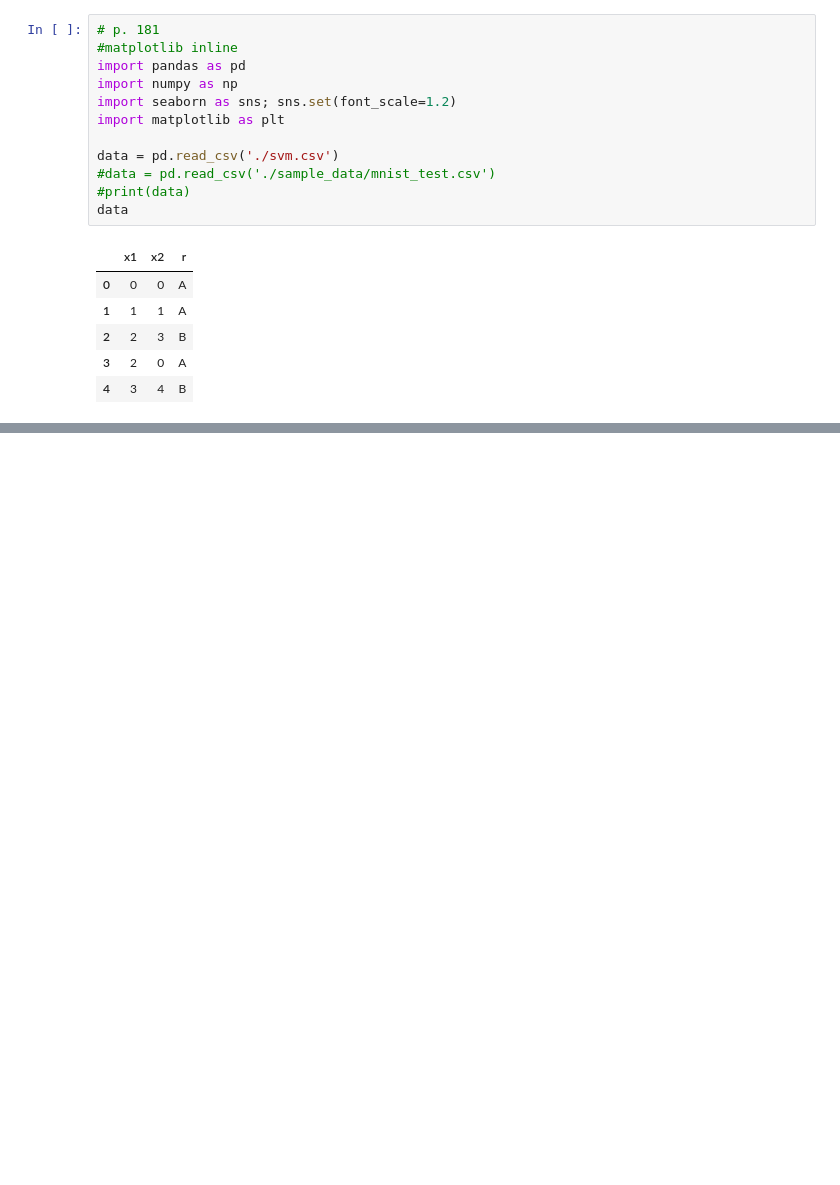
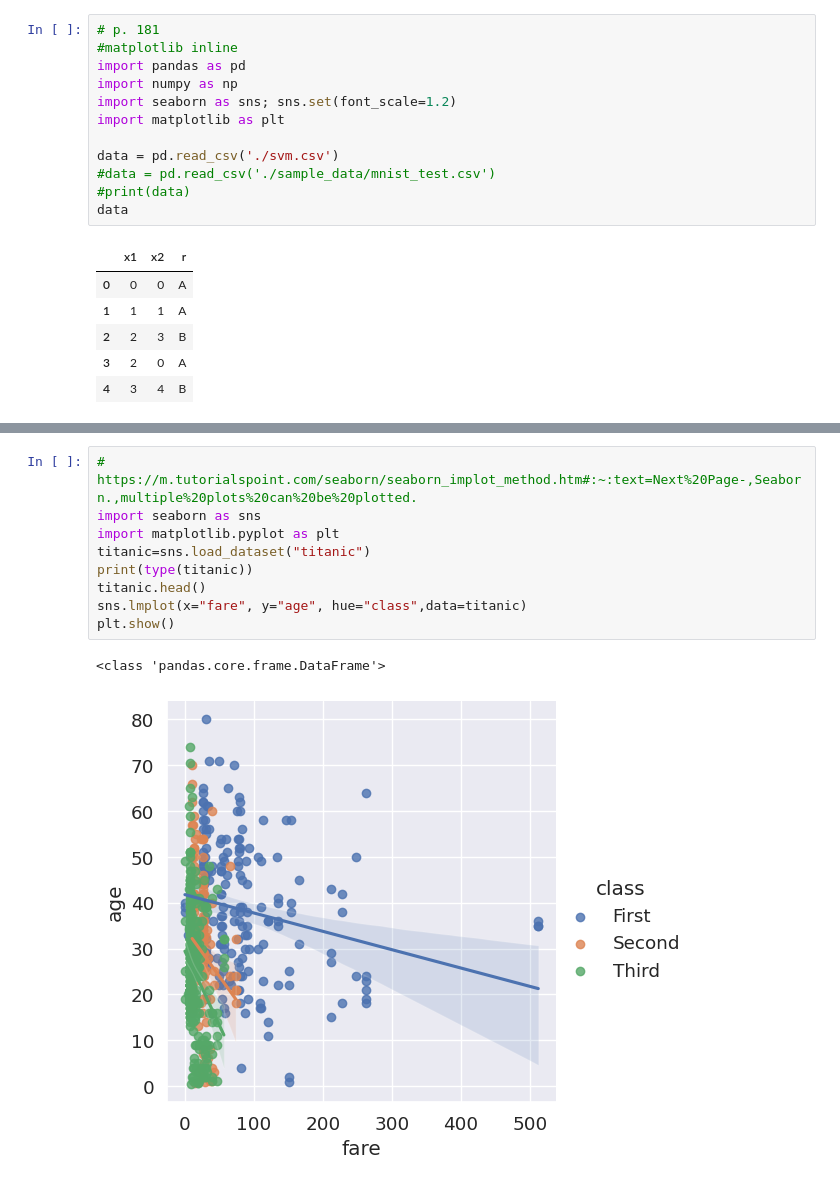
Before and after one commit to RobertBWeidlich/Colab_Notebooks, a Jupyter notebook: CnNB_009_SVM.ipynb, the cells around one changed output, grey strips where cells are left out. Saved outputs shown, nothing was run; the diff lists cells and outputs as text; blank space fills up the shorter version.

```diff
--- a/CnNB_009_SVM.ipynb
+++ b/CnNB_009_SVM.ipynb
@@ -54,0 +65,12 @@ TypeError: ignored
+# %%
+# https://m.tutorialspoint.com/seaborn/seaborn_implot_method.htm#:~:text=Next%20Page-,Seaborn.,multiple%20plots%20can%20be%20plotted.
+import seaborn as sns
+import matplotlib.pyplot as plt
+titanic=sns.load_dataset("titanic")
+print(type(titanic))
+titanic.head()
+sns.lmplot(x="fare", y="age", hue="class",data=titanic)
+plt.show()
+# %% [output]
+<class 'pandas.core.frame.DataFrame'>
+[figure, added]
```
Also changed, not shown: parts of 3 cells of this notebook.
